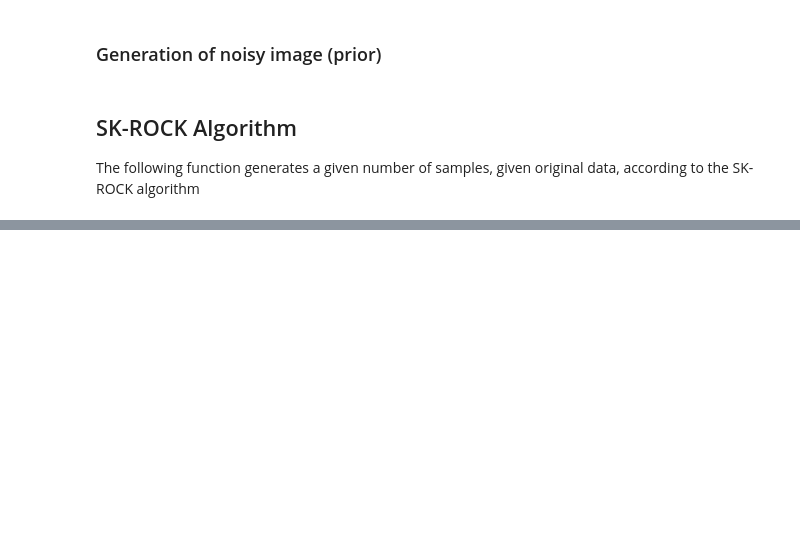
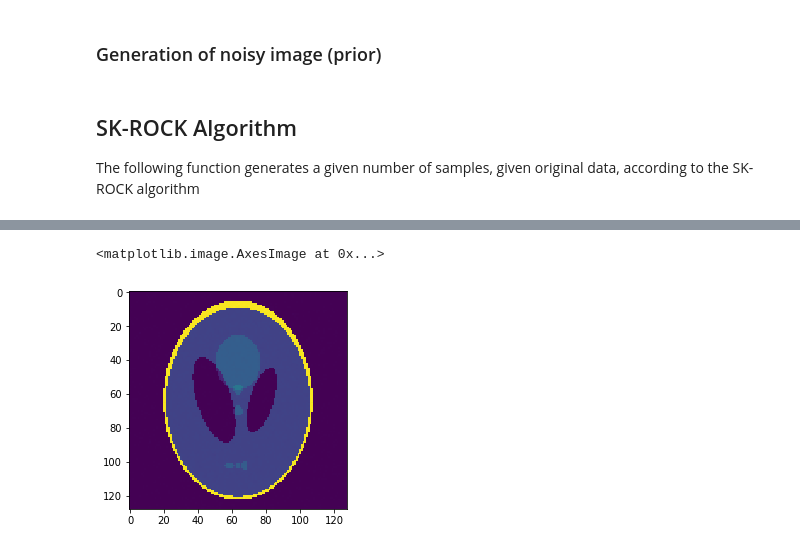
Before and after one commit to tbemsi/sk-rock, a Jupyter notebook: SK-ROCK.ipynb, the cells around one changed output, grey strips where cells are left out. Saved outputs shown, nothing was run; the diff lists cells and outputs as text; code cells hidden in the pictures; blank space fills up the shorter version.

```diff
--- a/SK-ROCK.ipynb
+++ b/SK-ROCK.ipynb
@@ -124,0 +164,5 @@ plt.show()
+# %%
+plt.imshow(abs(images[-1]))
+# %% [output]
+<matplotlib.image.AxesImage at 0x...>
+[figure, added]
```
Also changed, not shown: parts of 7 cells of this notebook.
